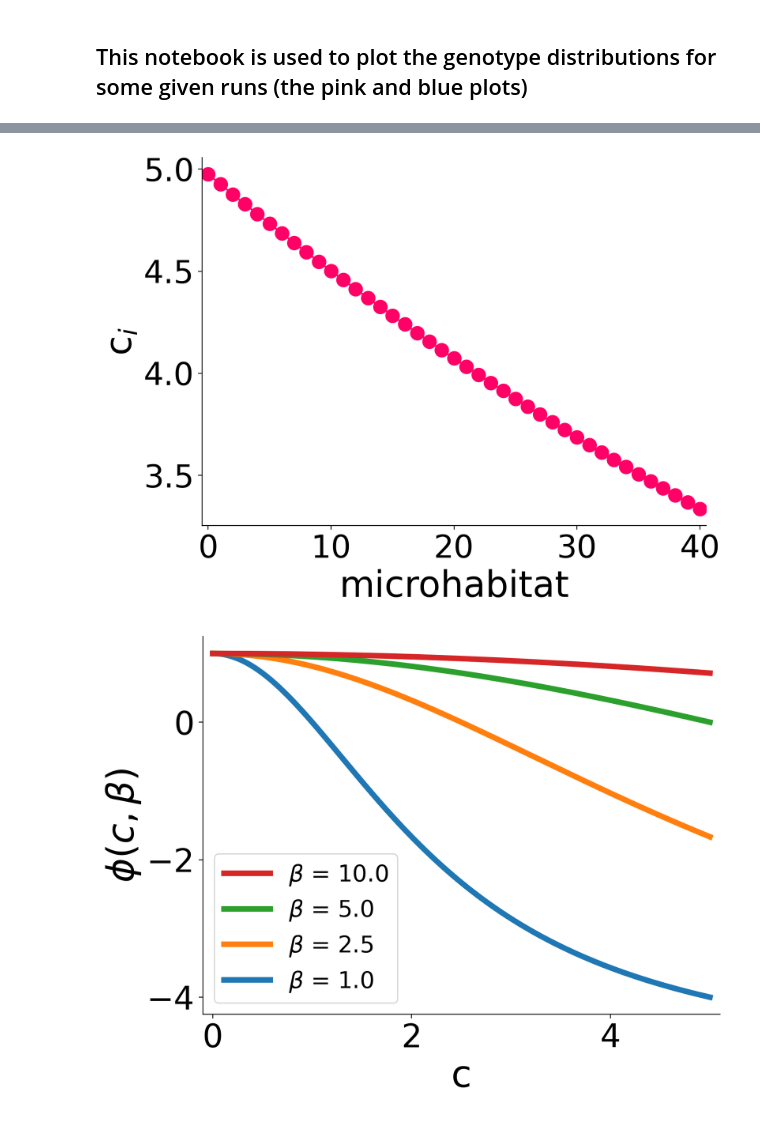
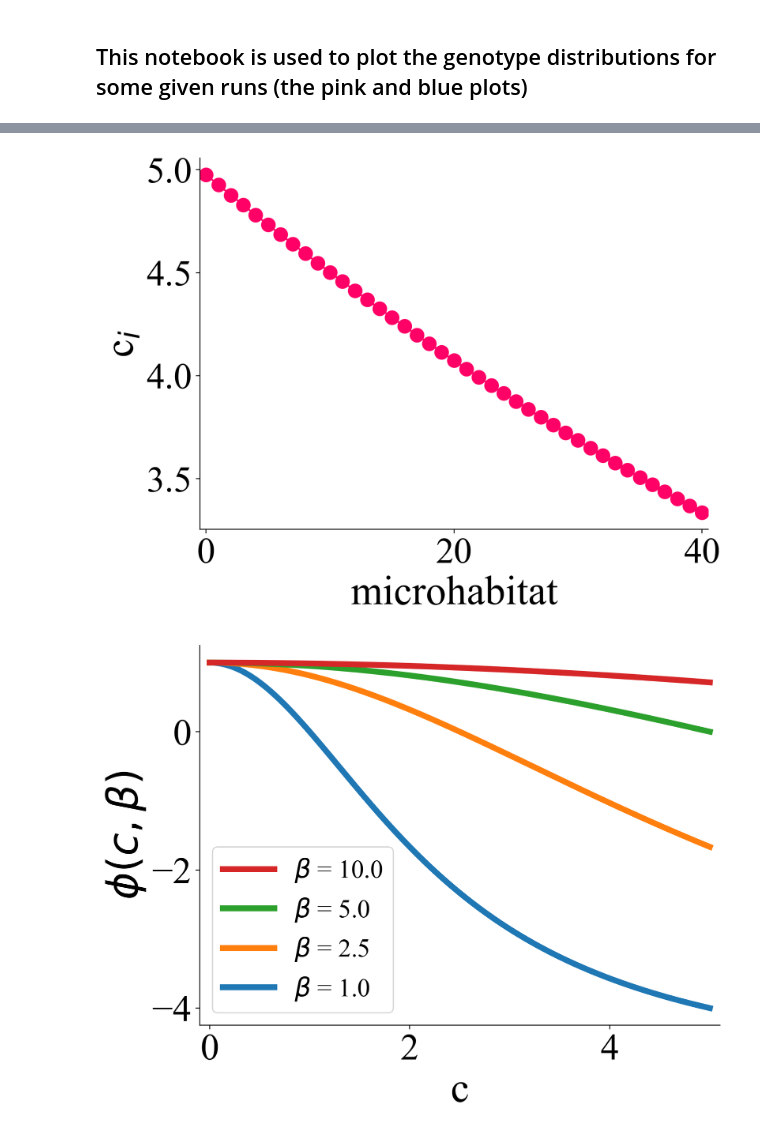
Before and after one commit to patricksinclair/multispecies_postprocessing, a Jupyter notebook: geno_distbs/varying_susceps/geno_distb_plotter.ipynb, the cells around one changed output, grey strips where cells are left out. Drawn from its saved outputs; the diff is of its cells as text; code cells hidden in the pictures.

Commit message:
improved plotting

```diff
--- a/geno_distbs/varying_susceps/geno_distb_plotter.ipynb
+++ b/geno_distbs/varying_susceps/geno_distb_plotter.ipynb
@@ -20,6 +20,8 @@ import os
 import operator
 import pandas as pd
 import string
+
+plt.rcParams["font.family"] = "Times New Roman"
 # %% [markdown]
 ## This notebook is used to plot the genotype distributions for some given runs (the pink and blue plots)
 # %%
@@ -708,7 +710,7 @@ plot2x2GridOfGenoDistbs_wrt_N(geno_2x2_plot_data, N_max=n_max_2x2, geno_max=geno
 # %%
 # plot the exponential gradient vs microhabitat for model diagram
-fontsize=32
-labelsize=28
+fontsize=36
+labelsize=32
 
 
 fig, ax = plt.subplots(dpi=220)
@@ -740,42 +742,42 @@ ax.set_xlabel("microhabitat", fontsize=fontsize)
 ax.yaxis.set_major_locator(plt.MaxNLocator(4))
 plt.savefig("geno_distb_plots/c_gradient.pdf", bbox_inches='tight')
 # %% [output]
-[figure, old version]
+[figure, new version]
 # %%
 # plot some growth curves vs c for several beta values
 fig, ax = plt.subplots(dpi=220)
 fig.set_size_inches(8,6)
 ax.spines['top'].set_visible(False)
 ax.spines['right'].set_visible(False)
 
 
 def growth_curve(c, beta):
 
     cB = c/beta
 
     return 1. - (6.*cB**2)/(5.+cB**2)
 
 c = np.linspace(0, 5, 1000)
 
 beta_vals = [1., 2.5, 5., 10.]
 
 for b in beta_vals:
-    ax.plot(c, growth_curve(c, b), label=f'$\\beta$ = {b:.1f}', lw=4.8)
+    ax.plot(c, growth_curve(c, b), label=f'$\\beta$ = {b:.1f}', lw=5)
 
 
 ax.set_xlabel("c", fontsize=fontsize)
 ax.set_ylabel("$\\phi(c,\\beta)$", fontsize=fontsize)
 ax.tick_params(axis='both', labelsize=labelsize)
 ax.set_xlim(-0.1, 5.1)
 #ax.yaxis.set_major_locator(plt.MaxNLocator(4.2))
 
 handles, labels = ax.get_legend_handles_labels()
-ax.legend(handles[::-1], labels[::-1], fontsize=20)
+ax.legend(handles[::-1], labels[::-1], fontsize=22)
 #plt.legend()
 plt.savefig("geno_distb_plots/growth_curves.pdf", bbox_inches='tight')
 plt.show()
 # %% [output]
-[figure, old version]
+[figure, new version]
 # %%
 def plot3x3GridOfGenoDistbs_wrt_t(geno_data_list, N_max, geno_max):
     '''
```
Also changed, not shown: parts of 4 cells of this notebook, 1 other file.
